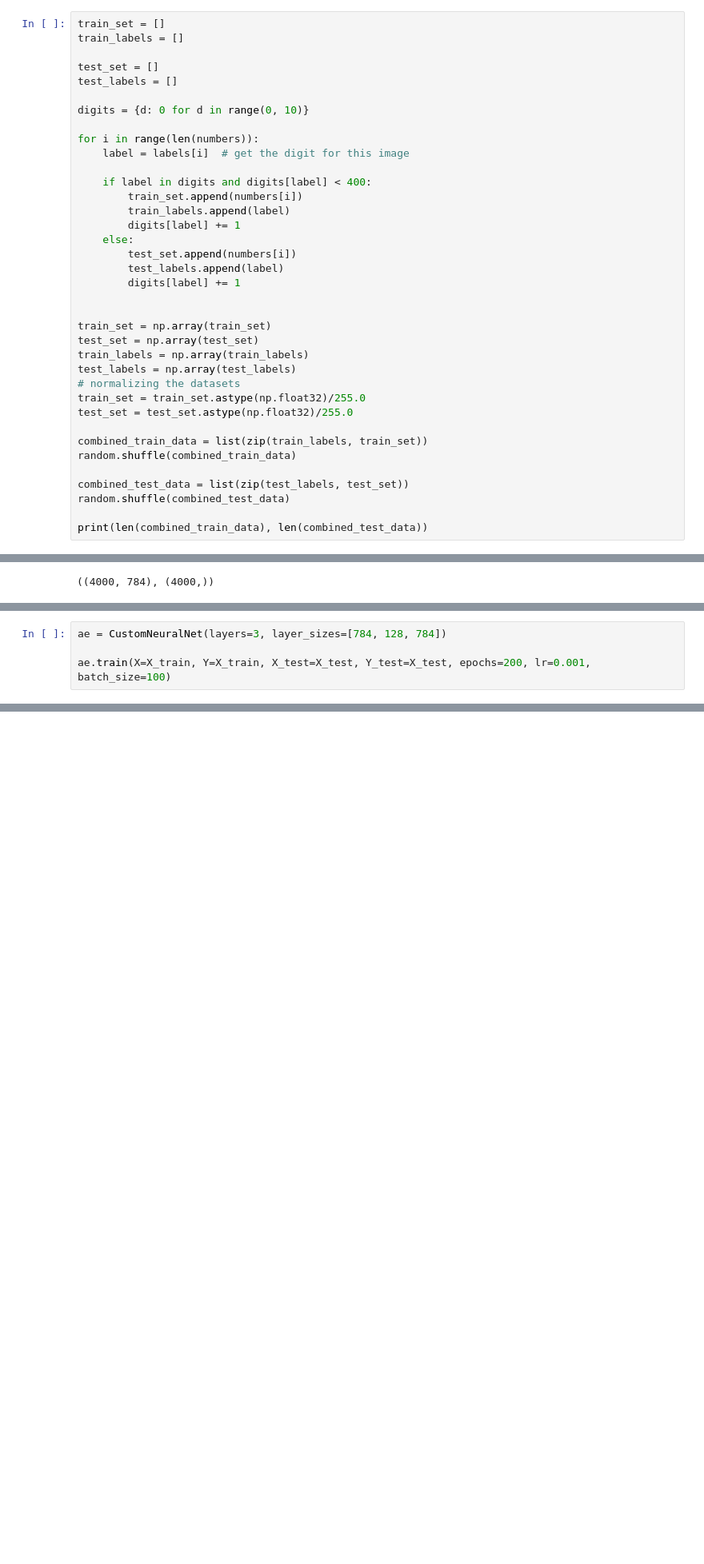
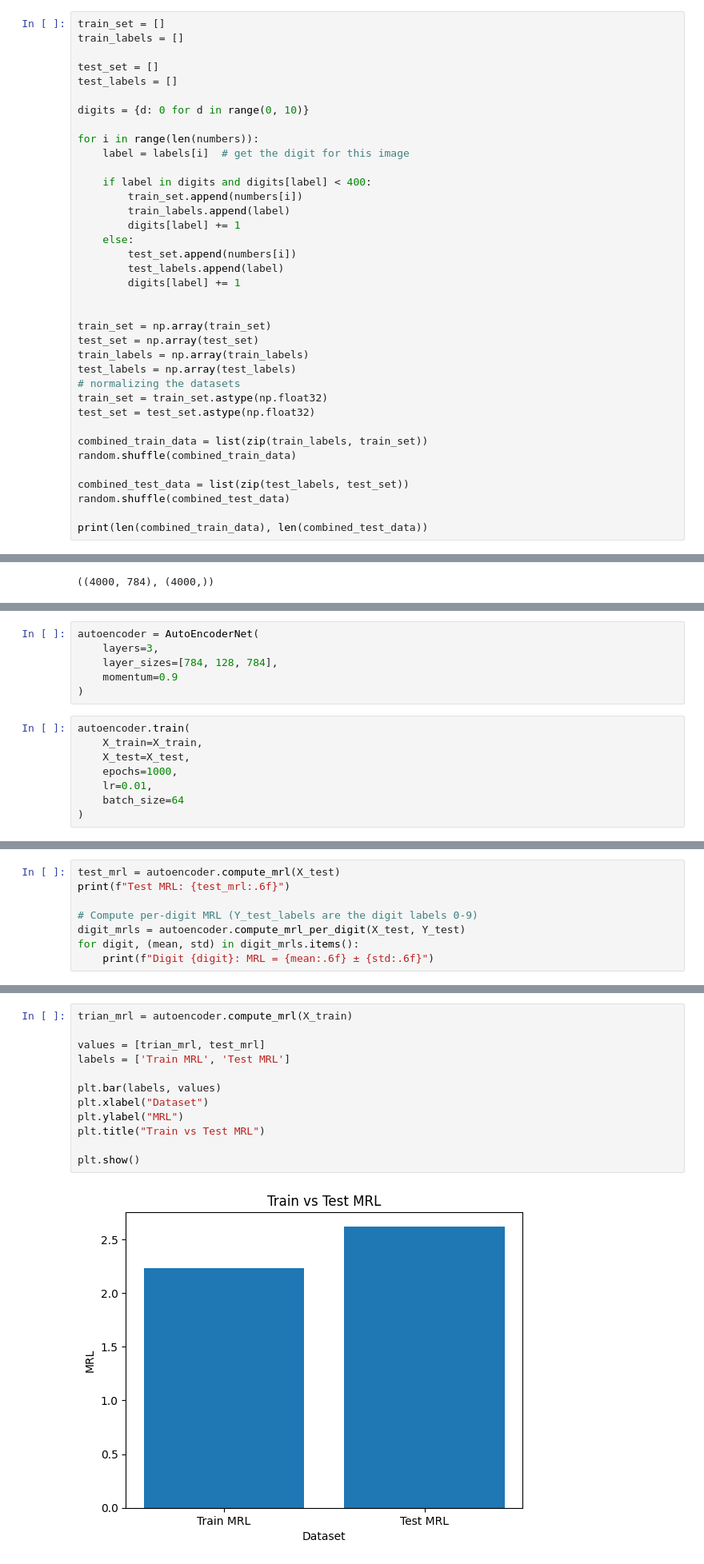
Before and after one commit to Rai1975/Intelligent_Systems, a Jupyter notebook: HW4/auto-encoder.ipynb, the cells around one changed output, grey strips where cells are left out. Shown at 80% size. Drawn from its saved outputs; the diff is of its cells as text; blank space fills up the shorter version.

```diff
--- a/HW4/auto-encoder.ipynb
+++ b/HW4/auto-encoder.ipynb
@@ -67,8 +69,8 @@ test_set = np.array(test_set)
 train_labels = np.array(train_labels)
 test_labels = np.array(test_labels)
 # normalizing the datasets
-train_set = train_set.astype(np.float32)/255.0
-test_set = test_set.astype(np.float32)/255.0
+train_set = train_set.astype(np.float32)
+test_set = test_set.astype(np.float32)
 
 combined_train_data = list(zip(train_labels, train_set))
 random.shuffle(combined_train_data)
@@ -317,5 +408,15 @@ class CustomNeuralNet:
+# %%
+autoencoder = AutoEncoderNet(
+    layers=3,
+    layer_sizes=[784, 128, 784],
+    momentum=0.9
+)
 # %%
-ae = CustomNeuralNet(layers=3, layer_sizes=[784, 128, 784])
-
-ae.train(X=X_train, Y=X_train, X_test=X_test, Y_test=X_test, epochs=200, lr=0.001, batch_size=100)
+autoencoder.train(
+    X_train=X_train,
+    X_test=X_test,
+    epochs=1000,
+    lr=0.01,
+    batch_size=64
+)
 # %% [output]
@@ -374,0 +440,8 @@ plt.show()
+# %%
+test_mrl = autoencoder.compute_mrl(X_test)
+print(f"Test MRL: {test_mrl:.6f}")
+
+# Compute per-digit MRL (Y_test_labels are the digit labels 0-9)
+digit_mrls = autoencoder.compute_mrl_per_digit(X_test, Y_test)
+for digit, (mean, std) in digit_mrls.items():
+    print(f"Digit {digit}: MRL = {mean:.6f} ± {std:.6f}")
@@ -374,0 +460,14 @@ plt.show()
+# %%
+trian_mrl = autoencoder.compute_mrl(X_train)
+
+values = [trian_mrl, test_mrl]
+labels = ['Train MRL', 'Test MRL']
+
+plt.bar(labels, values)
+plt.xlabel("Dataset")
+plt.ylabel("MRL")
+plt.title("Train vs Test MRL")
+
+plt.show()
+# %% [output]
+[figure, added]
```
Also changed, not shown: parts of 16 cells of this notebook, 25 other files.
